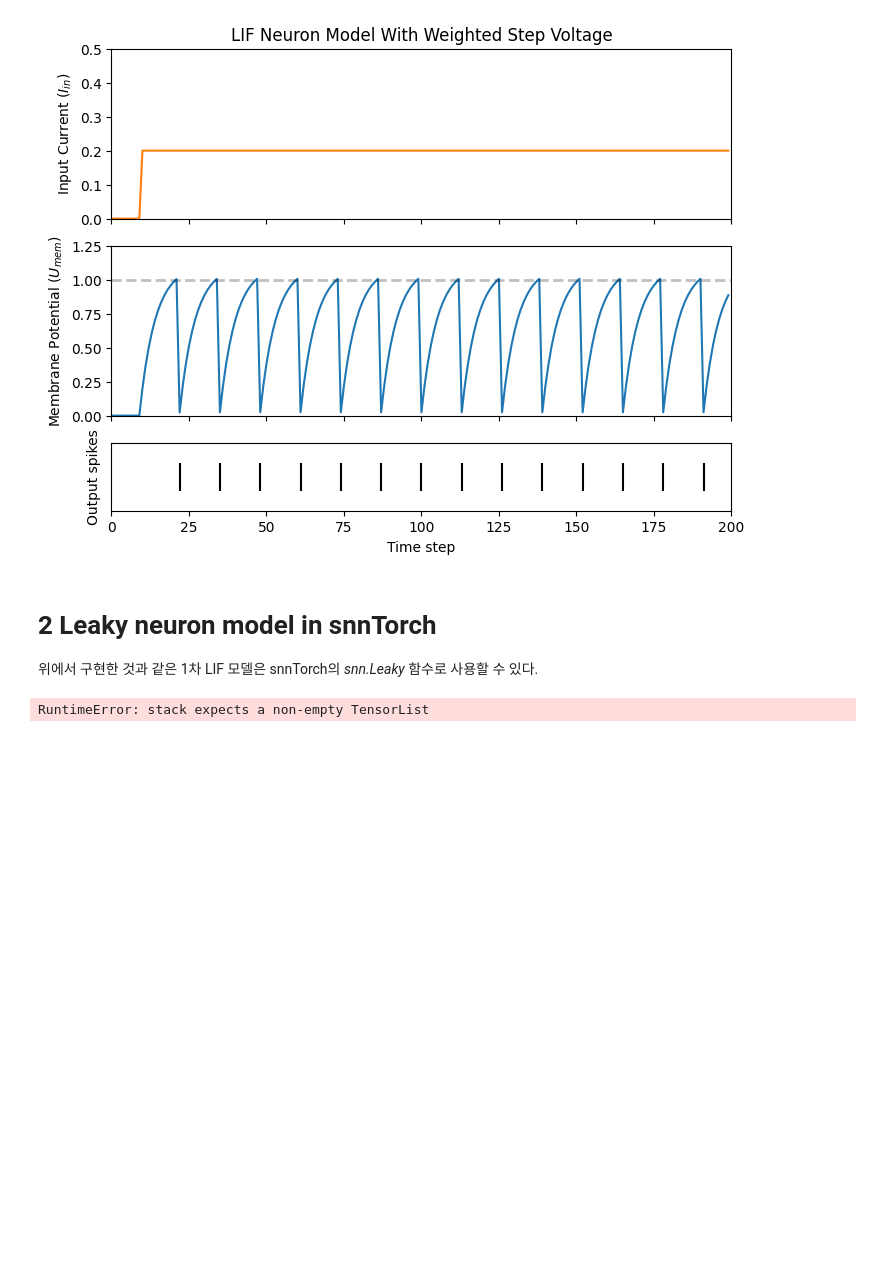
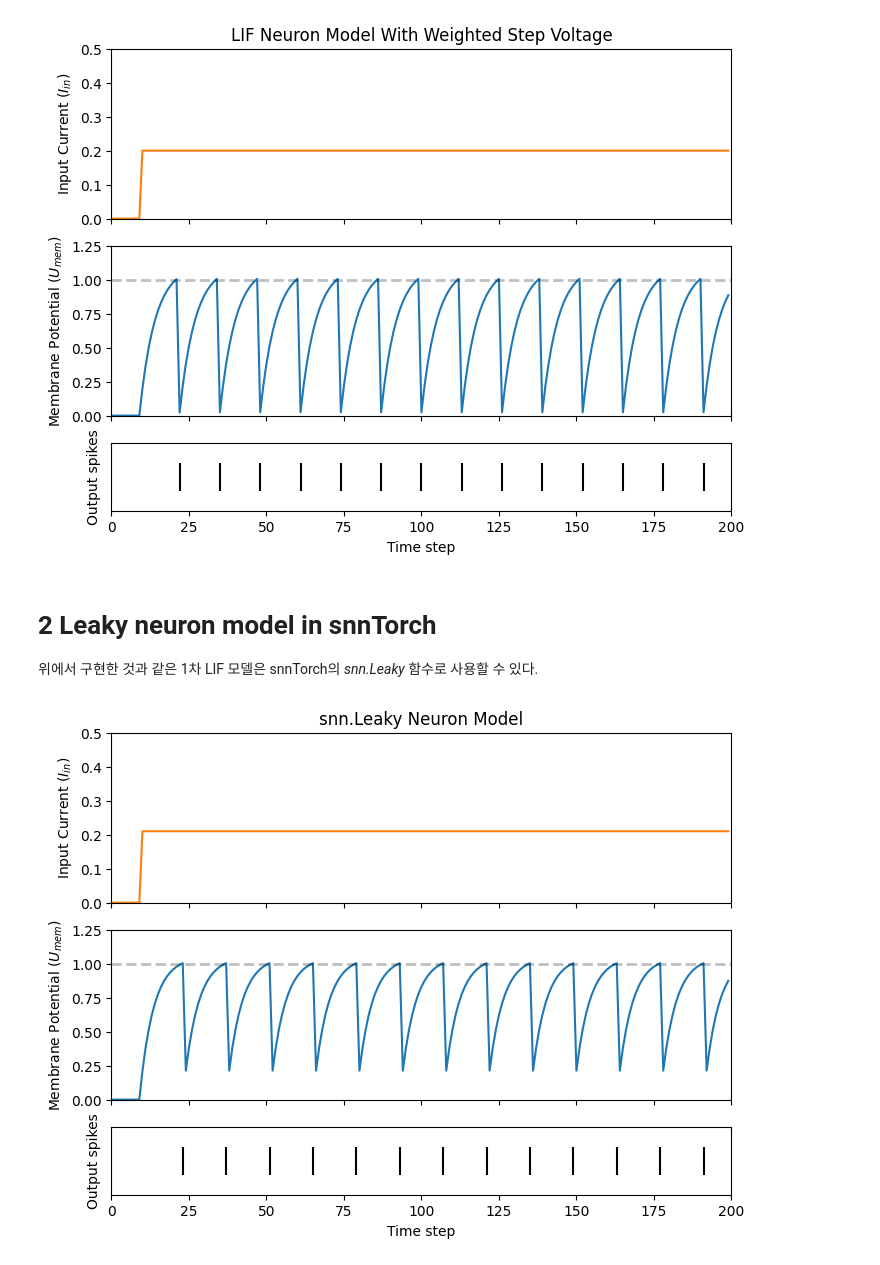
Before and after one commit to msjun23/SNN-Torch-Practice, a Jupyter notebook: Tutorial/FeedforwardSNN.ipynb, the cells around one changed output. Drawn from its saved outputs; the diff is of its cells as text; code cells hidden in the pictures; blank space fills up the shorter version.

```diff
--- a/Tutorial/FeedforwardSNN.ipynb
+++ b/Tutorial/FeedforwardSNN.ipynb
@@ -192,25 +192,25 @@ plot_cur_mem_spk(x*w, mem_rec, spk_rec, thr_line=1,ylim_max1=0.5,
 # %%
 lif1 = snn.Leaky(beta=0.8)
 
 # Small step current input
 w = 0.21
 cur_in = torch.cat((torch.zeros(10), torch.ones(190)*w), dim=0)
 mem = torch.zeros(1)
 spk = torch.zeros(1)
 mem_rec = []
 spk_rec = []
 
 # Neuron simulation
 for step in range(num_steps):
     spk, mem = lif1(cur_in[step], mem)
     mem_rec.append(mem)
-    mem_rec.append(spk)
+    spk_rec.append(spk)
 
 # Convert lists to tensors
 mem_rec = torch.stack(mem_rec)
 spk_rec = torch.stack(spk_rec)
 
 plot_cur_mem_spk(cur_in, mem_rec, spk_rec, thr_line=1, ylim_max1=0.5,
                  title="snn.Leaky Neuron Model")
 # %% [output]
-RuntimeError: stack expects a non-empty TensorList
+[figure, added]
```
